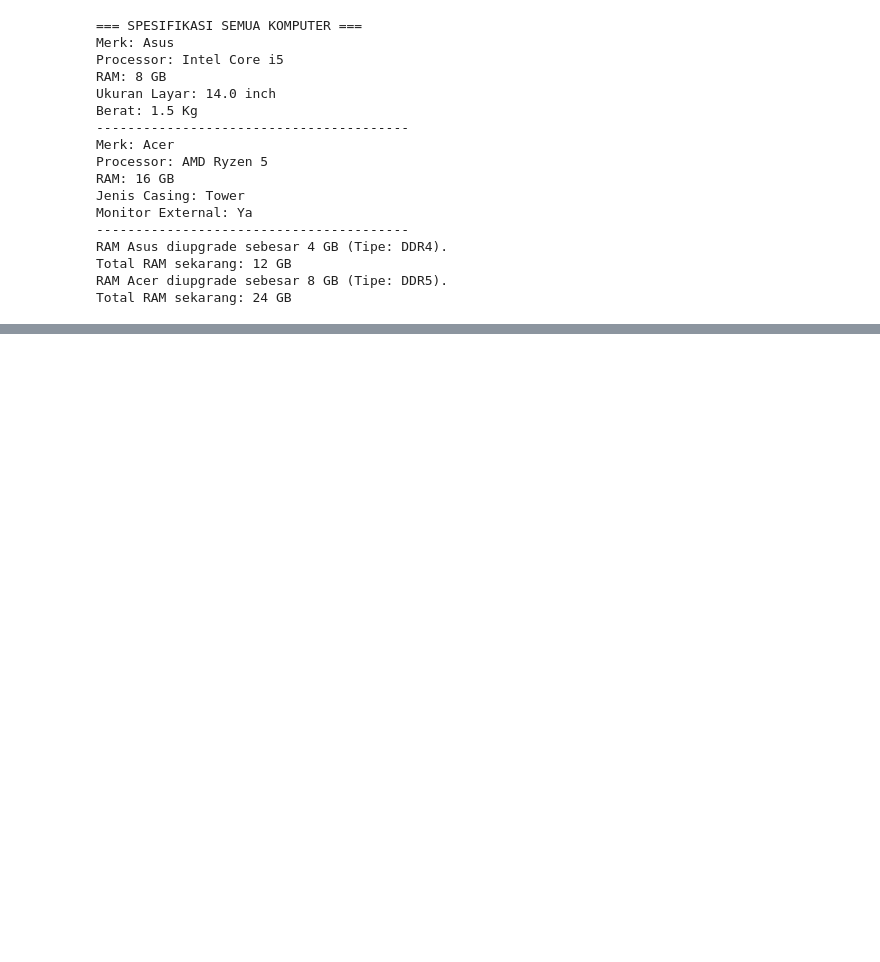
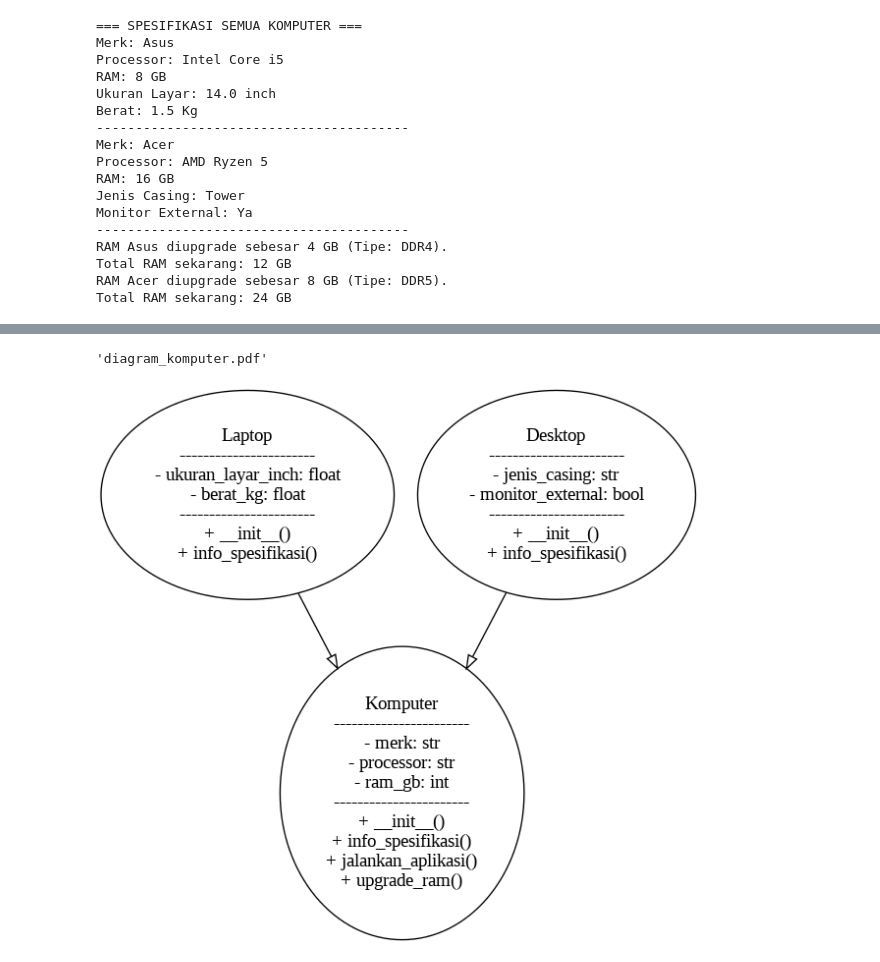
Before and after one commit to AlmahdiPen/2025_PBO_TI-1A, a Jupyter notebook: Jobsheet5_PBO.ipynb, the cells around one changed output, grey strips where cells are left out. Cells and saved outputs as stored; diff of their text form; code cells hidden in the pictures; blank space fills up the shorter version.

```diff
--- a/Jobsheet5_PBO.ipynb
+++ b/Jobsheet5_PBO.ipynb
@@ -472,0 +477,49 @@ Total RAM sekarang: 24 GB
+# %%
+from graphviz import Digraph
+
+dot = Digraph(comment='Diagram Kelas Komputer')
+
+# Kelas Induk
+dot.node('Komputer', '''Komputer
+-----------------------
+- merk: str
+- processor: str
+- ram_gb: int
+-----------------------
++ __init__()
++ info_spesifikasi()
++ jalankan_aplikasi()
++ upgrade_ram()''')
+
+# Kelas Anak 1
+dot.node('Laptop', '''Laptop
+-----------------------
+- ukuran_layar_inch: float
+- berat_kg: float
+-----------------------
++ __init__()
++ info_spesifikasi()''')
+
+# Kelas Anak 2
+dot.node('Desktop', '''Desktop
+-----------------------
+- jenis_casing: str
+- monitor_external: bool
+-----------------------
++ __init__()
++ info_spesifikasi()''')
+
+# Relasi pewarisan
+dot.edge('Laptop', 'Komputer', arrowhead='empty')
+dot.edge('Desktop', 'Komputer', arrowhead='empty')
+
+# Tampilkan diagram
+dot.render('diagram_komputer', format='png', cleanup=False)
+dot.view()
+# %% [output]
+'diagram_komputer.pdf'
+# %%
+from IPython.display import Image
+Image(filename='diagram_komputer.png')
+# %% [output]
+[figure, added]
```
Also changed, not shown: parts of 1 cell of this notebook.
